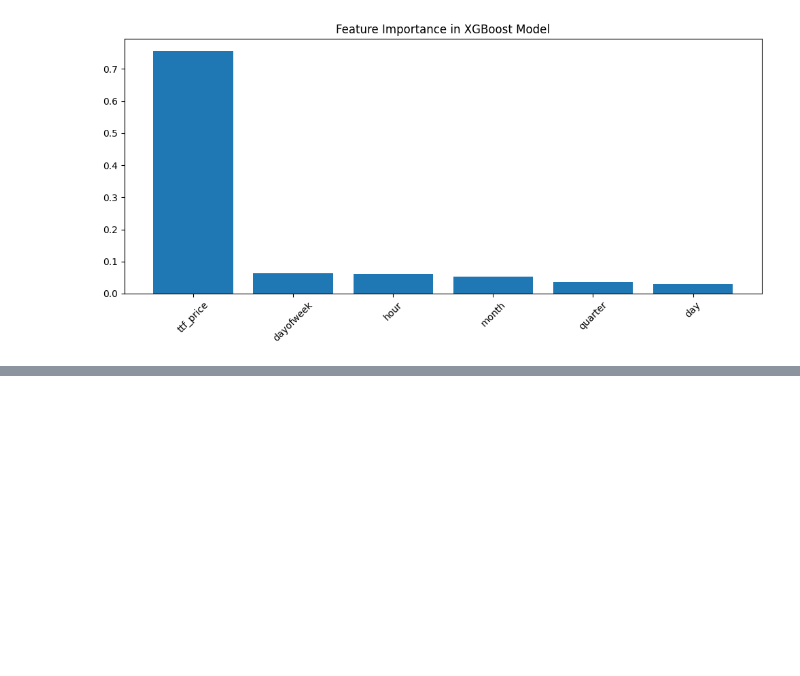
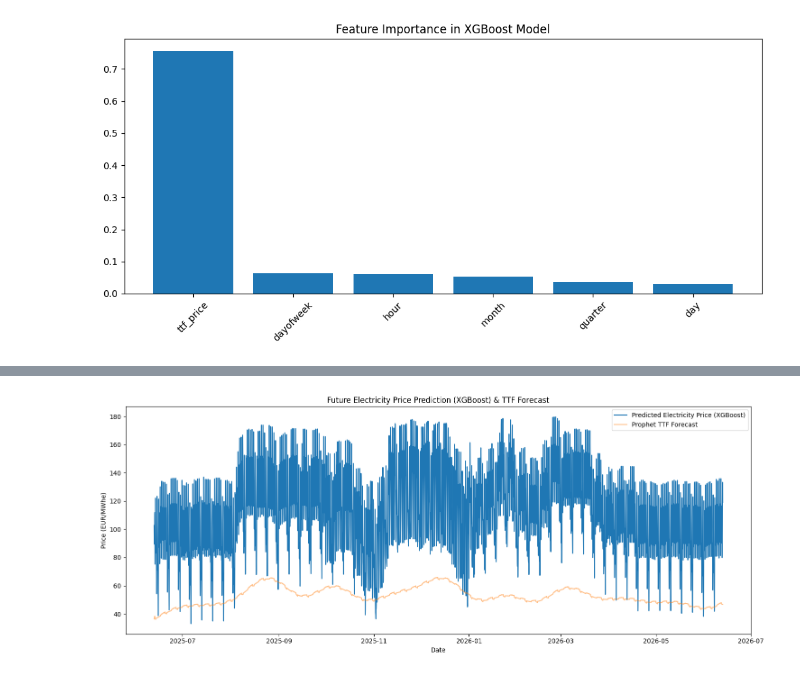
Before and after one commit to amir4466/HoSt_x_Saxion_Predictive_Model, a Jupyter notebook: Code/Electricity_Price_Prediction_Model_XGBOOST.ipynb, the cells around one changed output, grey strips where cells are left out. Drawn from its saved outputs; the diff is of its cells as text; code cells hidden in the pictures; blank space fills up the shorter version.

Commit message:
Final Model

```diff
--- a/Code/Electricity_Price_Prediction_Model_XGBOOST.ipynb
+++ b/Code/Electricity_Price_Prediction_Model_XGBOOST.ipynb
@@ -271,0 +155,42 @@ KeyError: "[Timestamp('2025-06-12 21:00:00')] not in index"
+# %%
+# 1. Create future DataFrame (hourly)
+future_dates = pd.date_range(
+    start='2025-06-12 21:00:00',
+    end='2026-06-12 20:00:00',
+    freq='H'
+)
+future_df = pd.DataFrame(index=future_dates)
+
+# 2. Merge with Prophet forecasted TTF values
+# prophet_ttf_forecast must have columns: 'Date' (datetime) and 'yhat'
+# Example: Load Prophet forecast from CSV (update the path as needed)
+prophet_ttf_forecast = pd.read_csv('../Data/TTF_hourly_prediction.csv', parse_dates=['Date'])
+prophet_ttf_forecast = prophet_ttf_forecast.set_index('Date')
+future_df = future_df.join(prophet_ttf_forecast['Price'].rename('ttf_price'))
+
+# 3. Add time-based features
+future_df = add_time_features(future_df)
+
+# 4. Build and scale feature set
+X_future = future_df
+X_future_scaled = scaler.transform(X_future)
+
+# 5. Predict using XGBoost
+future_predictions = pd.Series(
+    model_xgb.predict(X_future_scaled),
+    index=future_df.index,
+    name='Predicted Price'
+)
+
+# 6. Dashboard (plot)
+plt.figure(figsize=(15,6))
+plt.plot(future_predictions.index, future_predictions, label='Predicted Electricity Price (XGBoost)')
+plt.plot(future_df.index, future_df['ttf_price'], label='Prophet TTF Forecast', alpha=0.5)
+plt.title('Future Electricity Price Prediction (XGBoost) & TTF Forecast')
+plt.xlabel('Date')
+plt.ylabel('Price (EUR/MWhe)')
+plt.legend()
+plt.tight_layout()
+plt.show()
+# %% [output]
+[figure, added]
```
Also changed, not shown: parts of 5 cells of this notebook, 3 other files.
